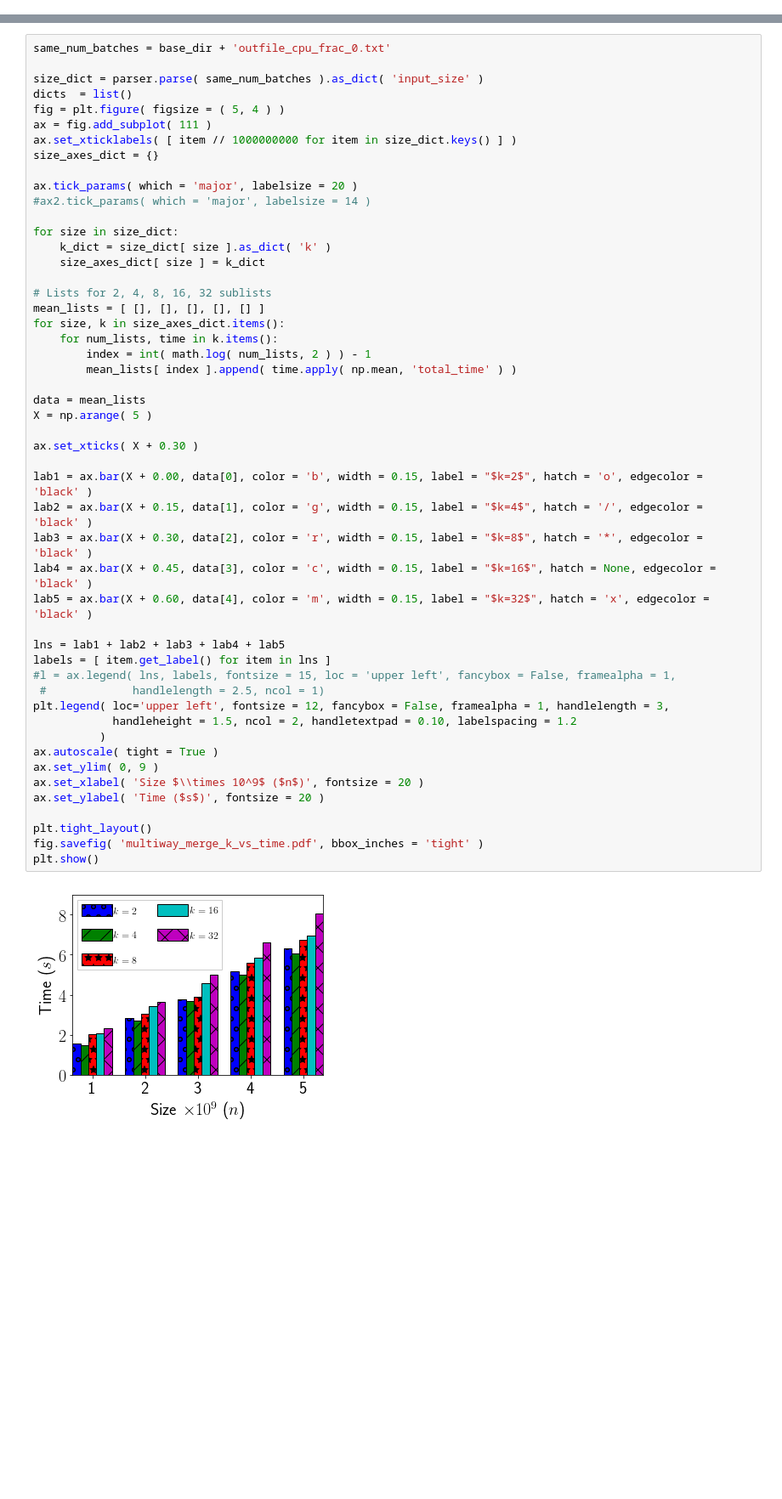
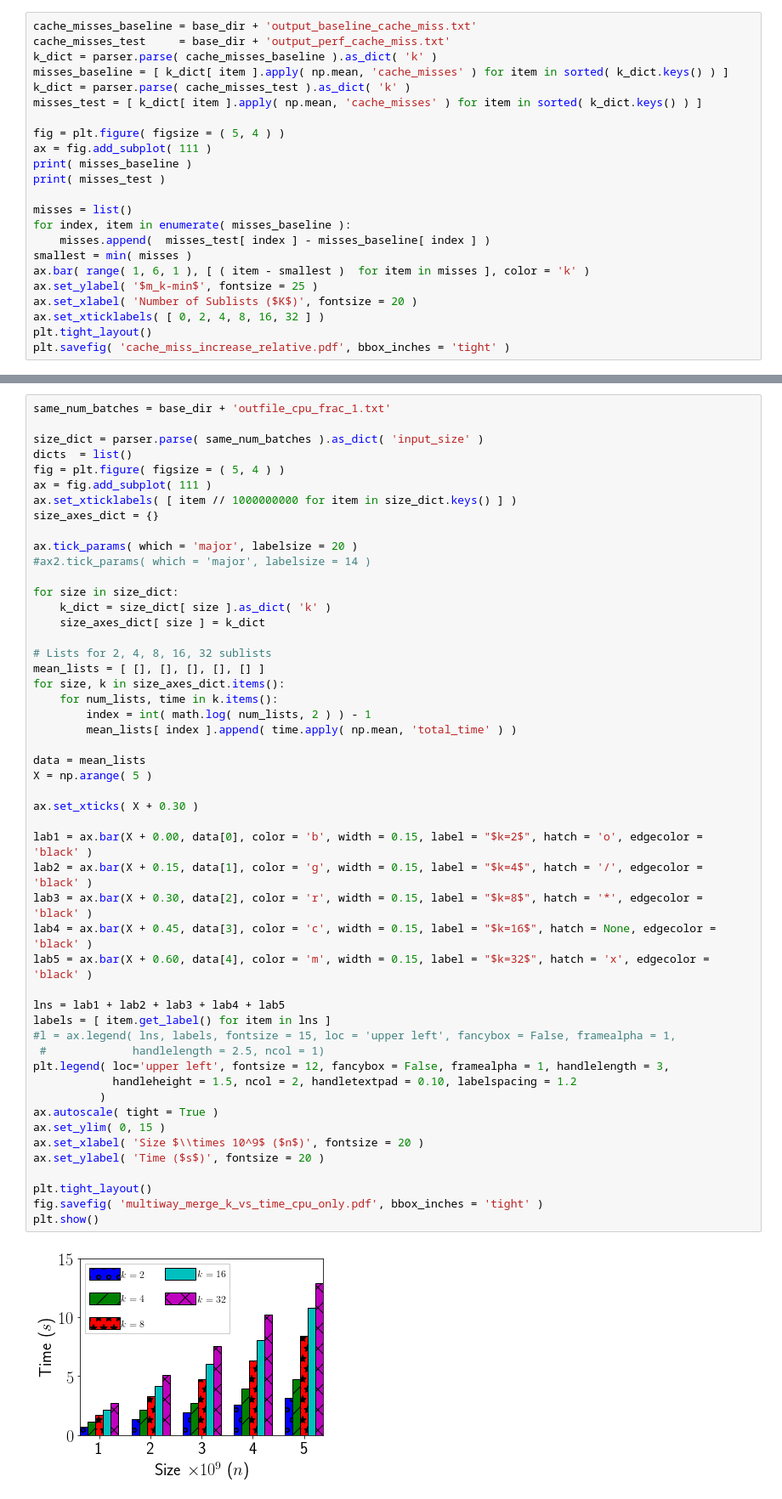
Before and after one commit to ZwFink/CS-485, a Jupyter notebook: Scripts/AtA/multiway_merge/plots/parse_varying_k.ipynb, the cells around one changed output, grey strips where cells are left out. Shown at 85% size. Saved outputs shown, nothing was run; the diff lists cells and outputs as text; blank space fills up the shorter version.

```diff
--- a/Scripts/AtA/multiway_merge/plots/parse_varying_k.ipynb
+++ b/Scripts/AtA/multiway_merge/plots/parse_varying_k.ipynb
@@ -14,0 +57,23 @@ base_dir = './'
+# %%
+cache_misses_baseline = base_dir + 'output_baseline_cache_miss.txt'
+cache_misses_test     = base_dir + 'output_perf_cache_miss.txt'
+k_dict = parser.parse( cache_misses_baseline ).as_dict( 'k' )
+misses_baseline = [ k_dict[ item ].apply( np.mean, 'cache_misses' ) for item in sorted( k_dict.keys() ) ]
+k_dict = parser.parse( cache_misses_test ).as_dict( 'k' )
+misses_test = [ k_dict[ item ].apply( np.mean, 'cache_misses' ) for item in sorted( k_dict.keys() ) ]
+
+fig = plt.figure( figsize = ( 5, 4 ) )
+ax = fig.add_subplot( 111 )
+print( misses_baseline )
+print( misses_test )
+
+misses = list()
+for index, item in enumerate( misses_baseline ):
+    misses.append(  misses_test[ index ] - misses_baseline[ index ] )
+smallest = min( misses )
+ax.bar( range( 1, 6, 1 ), [ ( item - smallest )  for item in misses ], color = 'k' )
+ax.set_ylabel( '$m_k-min$', fontsize = 25 )
+ax.set_xlabel( 'Number of Sublists ($K$)', fontsize = 20 )
+ax.set_xticklabels( [ 0, 2, 4, 8, 16, 32 ] )
+plt.tight_layout()
+plt.savefig( 'cache_miss_increase_relative.pdf', bbox_inches = 'tight' )
@@ -15,5 +99,5 @@ base_dir = './'
 # %%
-same_num_batches = base_dir + 'outfile_cpu_frac_0.txt'
+same_num_batches = base_dir + 'outfile_cpu_frac_1.txt'
 
 size_dict = parser.parse( same_num_batches ).as_dict( 'input_size' )
 dicts  = list()
@@ -34,36 +118,36 @@ mean_lists = [ [], [], [], [], [] ]
 for size, k in size_axes_dict.items():
     for num_lists, time in k.items():
         index = int( math.log( num_lists, 2 ) ) - 1
         mean_lists[ index ].append( time.apply( np.mean, 'total_time' ) )
 
 data = mean_lists
 X = np.arange( 5 )
 
 ax.set_xticks( X + 0.30 )
 
 lab1 = ax.bar(X + 0.00, data[0], color = 'b', width = 0.15, label = "$k=2$", hatch = 'o', edgecolor = 'black' )
 lab2 = ax.bar(X + 0.15, data[1], color = 'g', width = 0.15, label = "$k=4$", hatch = '/', edgecolor = 'black' )
 lab3 = ax.bar(X + 0.30, data[2], color = 'r', width = 0.15, label = "$k=8$", hatch = '*', edgecolor = 'black' )
 lab4 = ax.bar(X + 0.45, data[3], color = 'c', width = 0.15, label = "$k=16$", hatch = None, edgecolor = 'black' )
 lab5 = ax.bar(X + 0.60, data[4], color = 'm', width = 0.15, label = "$k=32$", hatch = 'x', edgecolor = 'black' )
 
 lns = lab1 + lab2 + lab3 + lab4 + lab5
 labels = [ item.get_label() for item in lns ]
 #l = ax.legend( lns, labels, fontsize = 15, loc = 'upper left', fancybox = False, framealpha = 1,
  #             handlelength = 2.5, ncol = 1)
 plt.legend( loc='upper left', fontsize = 12, fancybox = False, framealpha = 1, handlelength = 3,
             handleheight = 1.5, ncol = 2, handletextpad = 0.10, labelspacing = 1.2
           )
 ax.autoscale( tight = True )
-ax.set_ylim( 0, 9 )
+ax.set_ylim( 0, 15 )
 ax.set_xlabel( 'Size $\\times 10^9$ ($n$)', fontsize = 20 )
 ax.set_ylabel( 'Time ($s$)', fontsize = 20 )
 
 plt.tight_layout()
-fig.savefig( 'multiway_merge_k_vs_time.pdf', bbox_inches = 'tight' )
+fig.savefig( 'multiway_merge_k_vs_time_cpu_only.pdf', bbox_inches = 'tight' )
 plt.show()
 # %% [output]
-[figure, old version]
+[figure, new version]
 # %%
 same_num_batches = base_dir + 'outfile_cpu_frac_0.47.txt'
 
```
Also changed, not shown: parts of 4 cells of this notebook.
